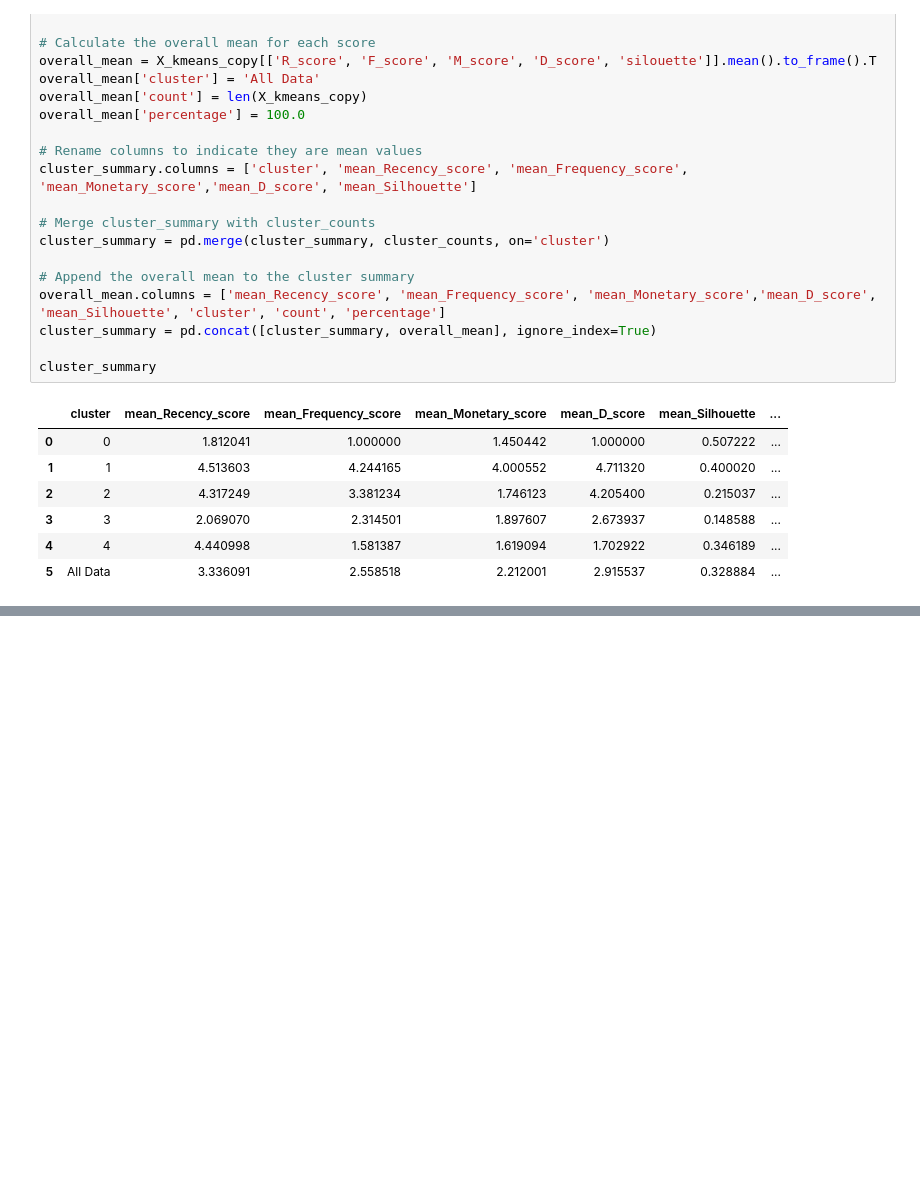
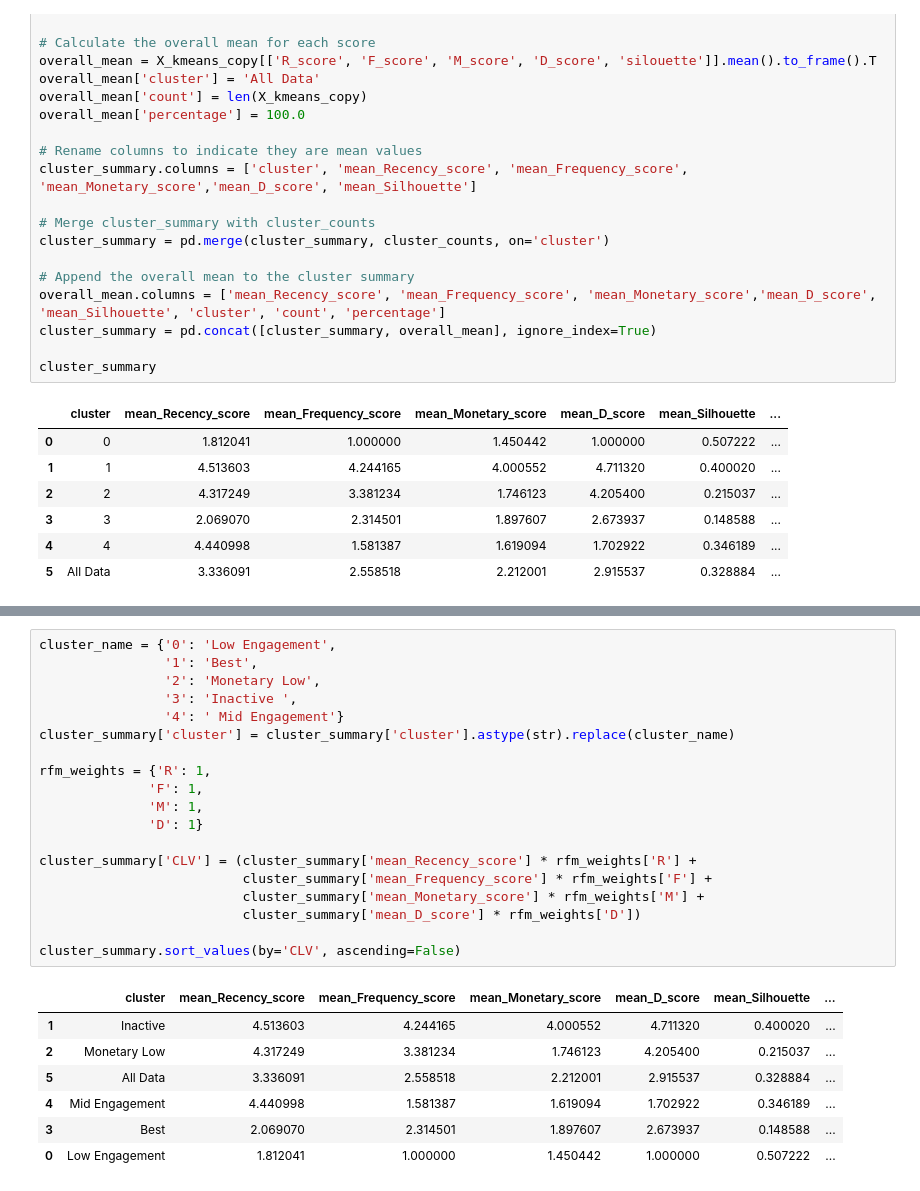
Before and after one commit to nobleyam/Customer-Behavioral-Segmentation-and-Profiling, a Jupyter notebook: final prap.ipynb, the cells around one changed output, grey strips where cells are left out. Drawn from its saved outputs; the diff is of its cells as text; blank space fills up the shorter version.

Commit message:
cluster naming

```diff
--- a/final prap.ipynb
+++ b/final prap.ipynb
@@ -954,0 +999,27 @@ cluster_summary
+# %%
+cluster_name = {'0': 'Low Engagement',
+                '1': 'Best',
+                '2': 'Monetary Low',
+                '3': 'Inactive ',
+                '4': ' Mid Engagement'}
+cluster_summary['cluster'] = cluster_summary['cluster'].astype(str).replace(cluster_name)
+
+rfm_weights = {'R': 1,
+              'F': 1,
+              'M': 1,
+              'D': 1}
+
+cluster_summary['CLV'] = (cluster_summary['mean_Recency_score'] * rfm_weights['R'] +
+                          cluster_summary['mean_Frequency_score'] * rfm_weights['F'] +
+                          cluster_summary['mean_Monetary_score'] * rfm_weights['M'] +
+                          cluster_summary['mean_D_score'] * rfm_weights['D'])
+
+cluster_summary.sort_values(by='CLV', ascending=False)
+# %% [output]
+|  | cluster | mean_Recency_score | mean_Frequency_score | mean_Monetary_score | mean_D_score | mean_Silhouette | ... |
+| 1 | Inactive | 4.513603 | 4.244165 | 4.000552 | 4.711320 | 0.400020 | ... |
+| 2 | Monetary Low | 4.317249 | 3.381234 | 1.746123 | 4.205400 | 0.215037 | ... |
+| 5 | All Data | 3.336091 | 2.558518 | 2.212001 | 2.915537 | 0.328884 | ... |
+| 4 | Mid Engagement | 4.440998 | 1.581387 | 1.619094 | 1.702922 | 0.346189 | ... |
+| 3 | Best | 2.069070 | 2.314501 | 1.897607 | 2.673937 | 0.148588 | ... |
+| 0 | Low Engagement | 1.812041 | 1.000000 | 1.450442 | 1.000000 | 0.507222 | ... |
```
Also changed, not shown: parts of 1 cell of this notebook.
